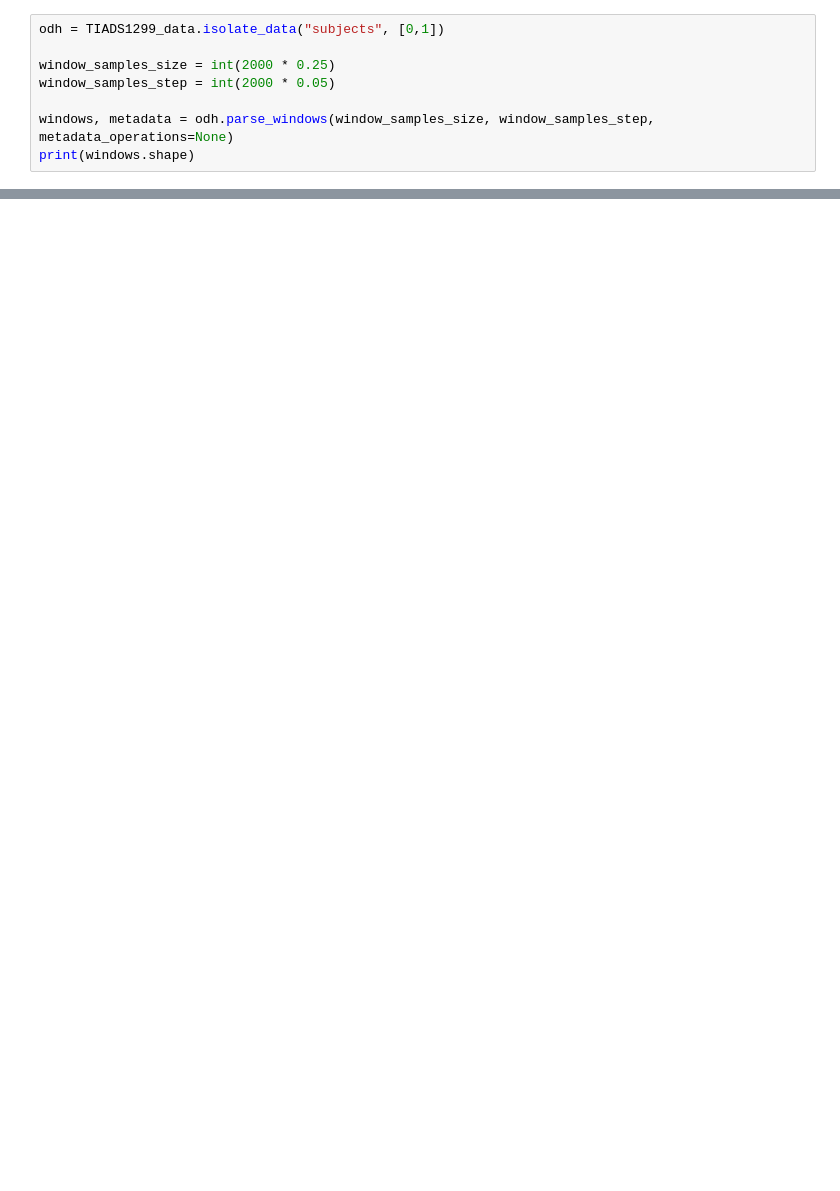
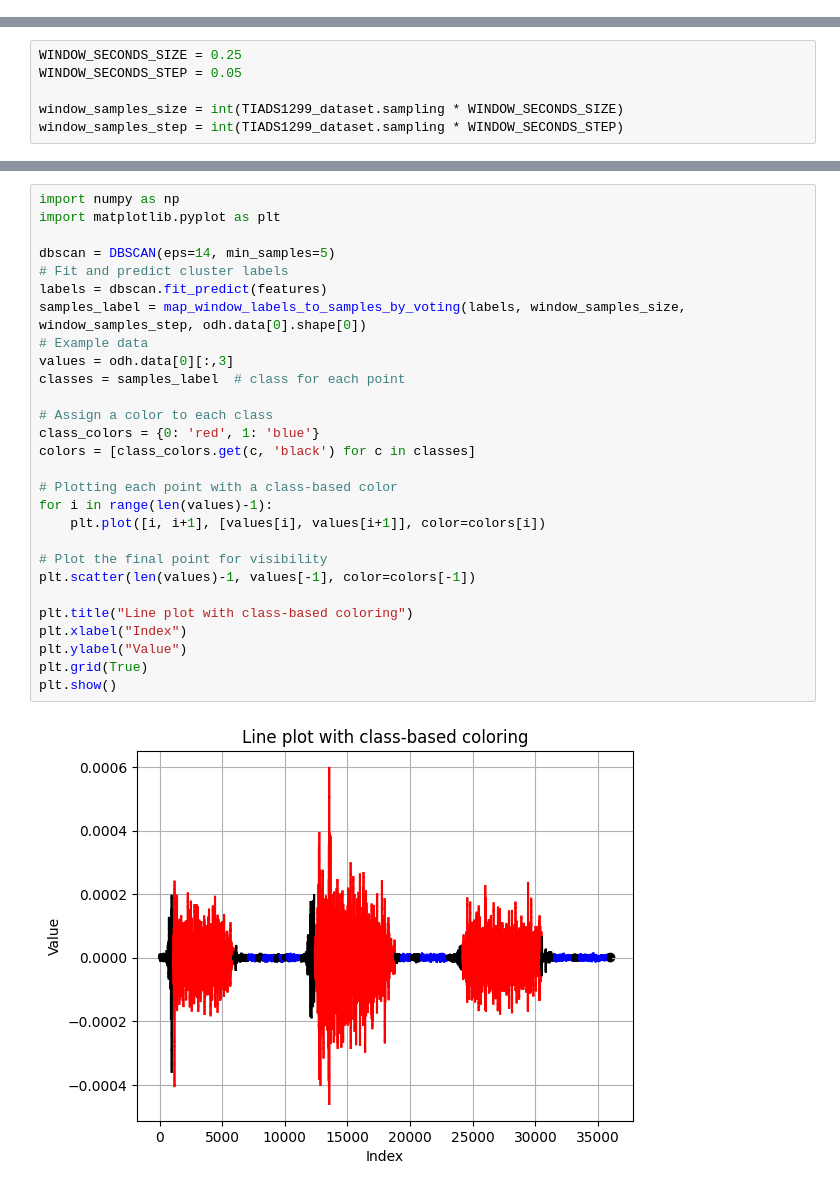
Before and after one commit to Hardwarize/EMGStateDetect, a Jupyter notebook: tutorial.ipynb, the cells around one changed output, grey strips where cells are left out. Drawn from its saved outputs; the diff is of its cells as text; blank space fills up the shorter version.

```diff
--- a/tutorial.ipynb
+++ b/tutorial.ipynb
@@ -35,8 +26,0 @@ fig = plot_multisubject_multiclass_multichannel(a)
-# %%
-odh = TIADS1299_data.isolate_data("subjects", [0,1])
-
-window_samples_size = int(2000 * 0.25)
-window_samples_step = int(2000 * 0.05)
-
-windows, metadata = odh.parse_windows(window_samples_size, window_samples_step, metadata_operations=None)
-print(windows.shape)
@@ -58,0 +27,6 @@ print(windows.shape)
+# %%
+WINDOW_SECONDS_SIZE = 0.25
+WINDOW_SECONDS_STEP = 0.05
+
+window_samples_size = int(TIADS1299_dataset.sampling * WINDOW_SECONDS_SIZE)
+window_samples_step = int(TIADS1299_dataset.sampling * WINDOW_SECONDS_STEP)
@@ -58,0 +78,30 @@ print(windows.shape)
+# %%
+import numpy as np
+import matplotlib.pyplot as plt
+
+dbscan = DBSCAN(eps=14, min_samples=5)
+# Fit and predict cluster labels
+labels = dbscan.fit_predict(features)
+samples_label = map_window_labels_to_samples_by_voting(labels, window_samples_size, window_samples_step, odh.data[0].shape[0])
+# Example data
+values = odh.data[0][:,3]
+classes = samples_label  # class for each point
+
+# Assign a color to each class
+class_colors = {0: 'red', 1: 'blue'}
+colors = [class_colors.get(c, 'black') for c in classes]
+
+# Plotting each point with a class-based color
+for i in range(len(values)-1):
+    plt.plot([i, i+1], [values[i], values[i+1]], color=colors[i])
+
+# Plot the final point for visibility
+plt.scatter(len(values)-1, values[-1], color=colors[-1])
+
+plt.title("Line plot with class-based coloring")
+plt.xlabel("Index")
+plt.ylabel("Value")
+plt.grid(True)
+plt.show()
+# %% [output]
+[figure, added]
```
Also changed, not shown: parts of 20 cells of this notebook, 2 other files.
